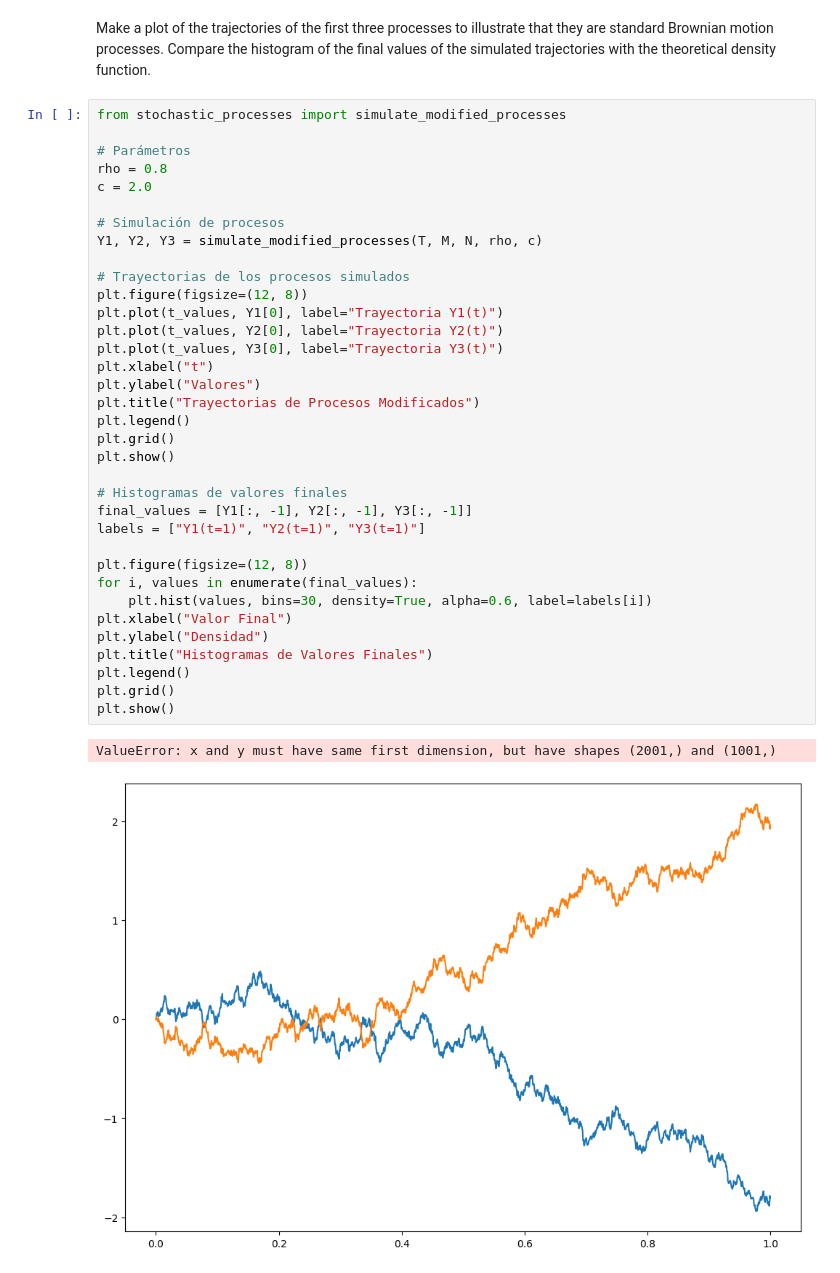
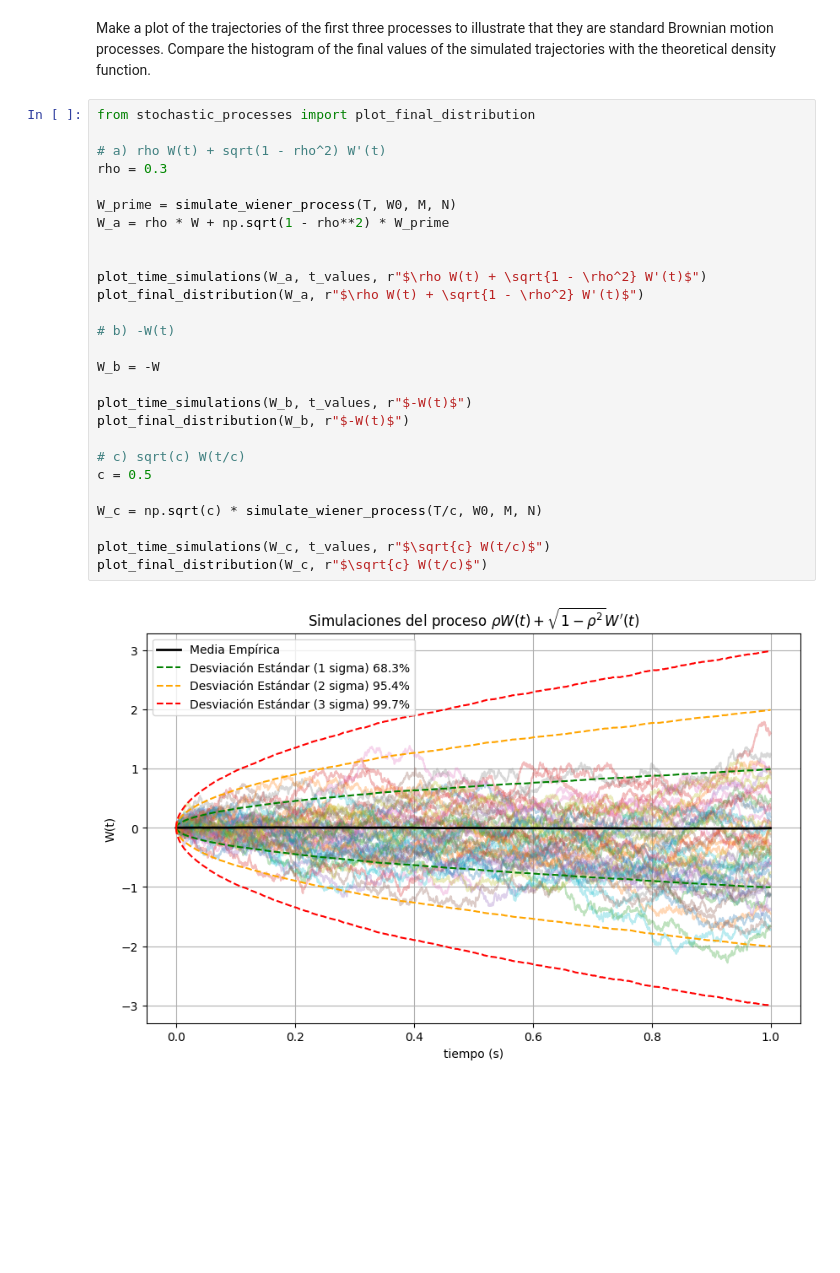
Before and after one commit to LittleHaku/procesos-estocasticos, a Jupyter notebook: PDF_HW2/PE_stochastic_process_HW_Ivan_Sotillo.ipynb, the cells around one changed output. Cells and saved outputs as stored; diff of their text form; blank space fills up the shorter version.

```diff
--- a/PDF_HW2/PE_stochastic_process_HW_Ivan_Sotillo.ipynb
+++ b/PDF_HW2/PE_stochastic_process_HW_Ivan_Sotillo.ipynb
@@ -61,41 +61,32 @@ plt.show()
 ![images/PE-HW2-3.jpg](images/PE-HW2-3.jpg)
 # %% [markdown]
 Make a plot of the trajectories of the first three processes to illustrate that they are standard Brownian motion processes. Compare the histogram of the final values of the simulated trajectories with the theoretical density function.
-# %%
-from stochastic_processes import simulate_modified_processes
-
-# Parámetros
-rho = 0.8
-c = 2.0
-
-# Simulación de procesos
-Y1, Y2, Y3 = simulate_modified_processes(T, M, N, rho, c)
-
-# Trayectorias de los procesos simulados
-plt.figure(figsize=(12, 8))
-plt.plot(t_values, Y1[0], label="Trayectoria Y1(t)")
-plt.plot(t_values, Y2[0], label="Trayectoria Y2(t)")
-plt.plot(t_values, Y3[0], label="Trayectoria Y3(t)")
-plt.xlabel("t")
-plt.ylabel("Valores")
-plt.title("Trayectorias de Procesos Modificados")
-plt.legend()
-plt.grid()
-plt.show()
-
-# Histogramas de valores finales
-final_values = [Y1[:, -1], Y2[:, -1], Y3[:, -1]]
-labels = ["Y1(t=1)", "Y2(t=1)", "Y3(t=1)"]
-
-plt.figure(figsize=(12, 8))
-for i, values in enumerate(final_values):
-    plt.hist(values, bins=30, density=True, alpha=0.6, label=labels[i])
-plt.xlabel("Valor Final")
-plt.ylabel("Densidad")
-plt.title("Histogramas de Valores Finales")
-plt.legend()
-plt.grid()
-plt.show()
-# %% [output]
-ValueError: x and y must have same first dimension, but have shapes (2001,) and (1001,)
-[figure, removed]
+# %%
+from stochastic_processes import plot_final_distribution
+
+# a) rho W(t) + sqrt(1 - rho^2) W'(t)
+rho = 0.3
+
+W_prime = simulate_wiener_process(T, W0, M, N)
+W_a = rho * W + np.sqrt(1 - rho**2) * W_prime
+
+
+plot_time_simulations(W_a, t_values, r"$\rho W(t) + \sqrt{1 - \rho^2} W'(t)$")
+plot_final_distribution(W_a, r"$\rho W(t) + \sqrt{1 - \rho^2} W'(t)$")
+
+# b) -W(t)
+
+W_b = -W
+
+plot_time_simulations(W_b, t_values, r"$-W(t)$")
+plot_final_distribution(W_b, r"$-W(t)$")
+
+# c) sqrt(c) W(t/c)
+c = 0.5
+
+W_c = np.sqrt(c) * simulate_wiener_process(T/c, W0, M, N)
+
+plot_time_simulations(W_c, t_values, r"$\sqrt{c} W(t/c)$")
+plot_final_distribution(W_c, r"$\sqrt{c} W(t/c)$")
+# %% [output]
+[figure, added]
```
Also changed, not shown: parts of 2 cells of this notebook, 1 other file.
